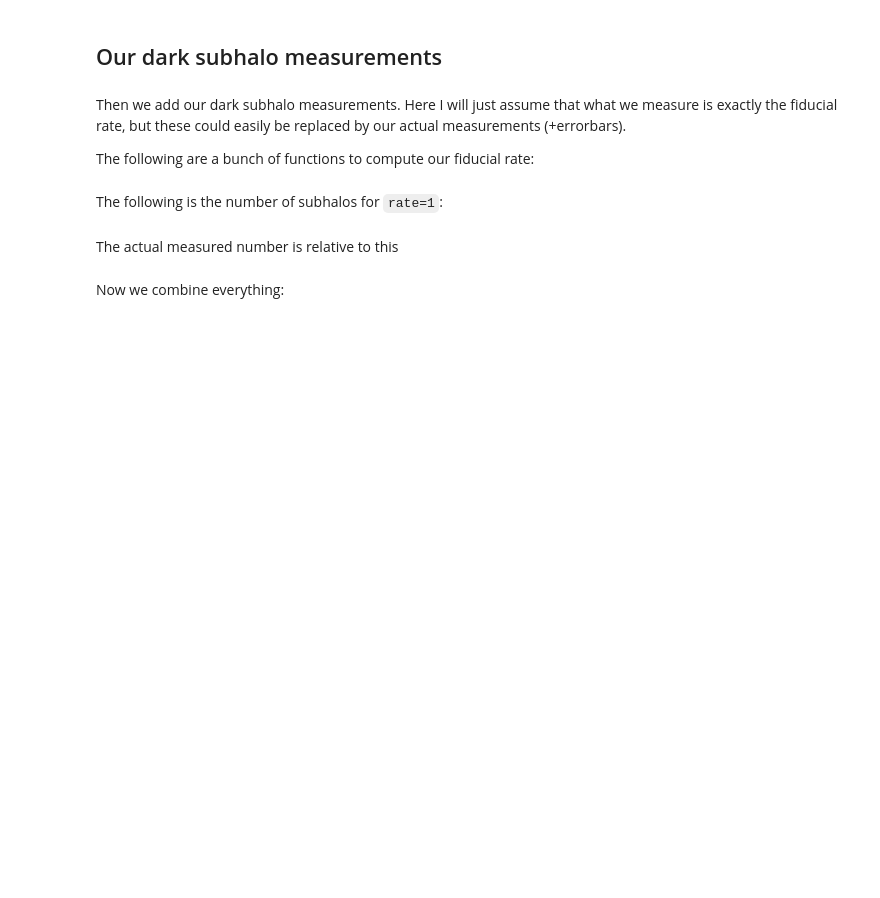
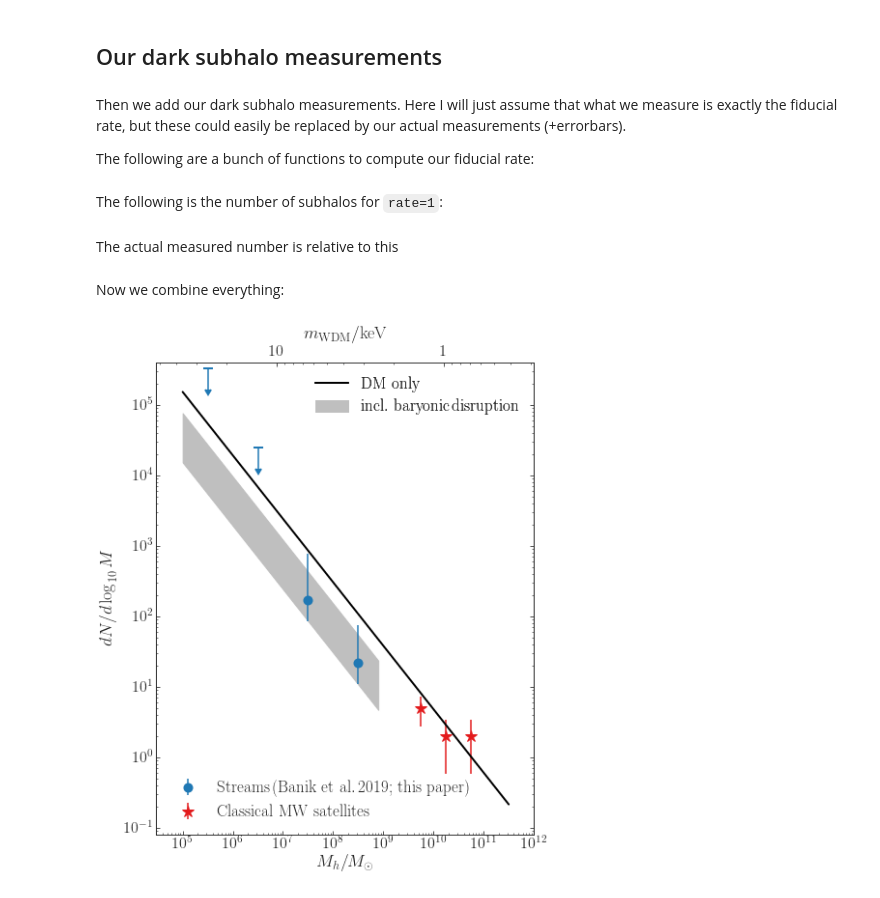
Before and after one commit to nbanik/Analyze_GD-1, a Jupyter notebook: MilkyWay-Subhalo-Mass-Function.ipynb, the cells around one changed output. Drawn from its saved outputs; the diff is of its cells as text; code cells hidden in the pictures; blank space fills up the shorter version.

Commit message:
Tweak to subhalo mass function plot

```diff
--- a/MilkyWay-Subhalo-Mass-Function.ipynb
+++ b/MilkyWay-Subhalo-Mass-Function.ipynb
@@ -135,4 +135,6 @@ def plot_massfunction(add_mwdm=False,savefilename=None):
         bovy_plot.bovy_end_print(savefilename)
 # %%
 figsize(7,9)
-plot_massfunction(add_mwdm=True,savefilename='subhalo_massfunction.pdf')
+plot_massfunction(add_mwdm=True)#,savefilename='subhalo_massfunction.pdf')
+# %% [output]
+[figure, added]
```
Also changed, not shown: parts of 2 cells of this notebook.
